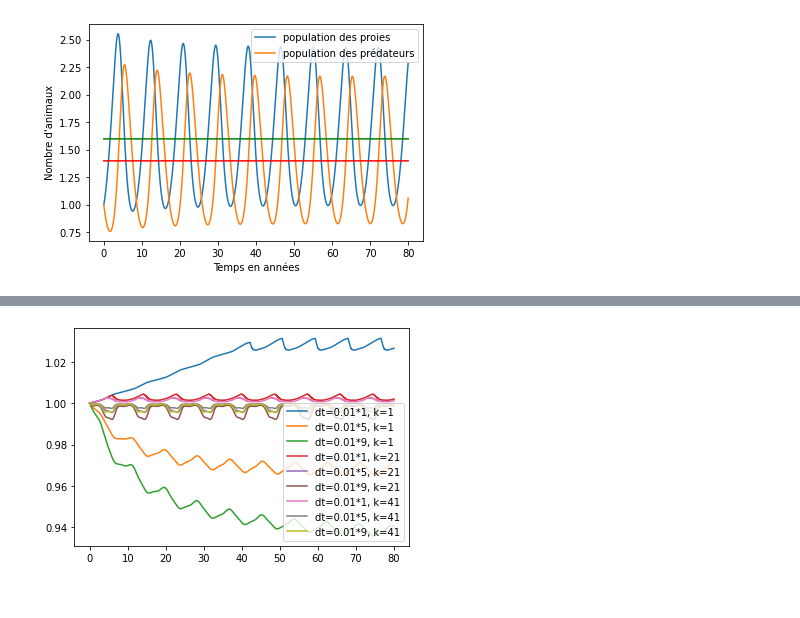
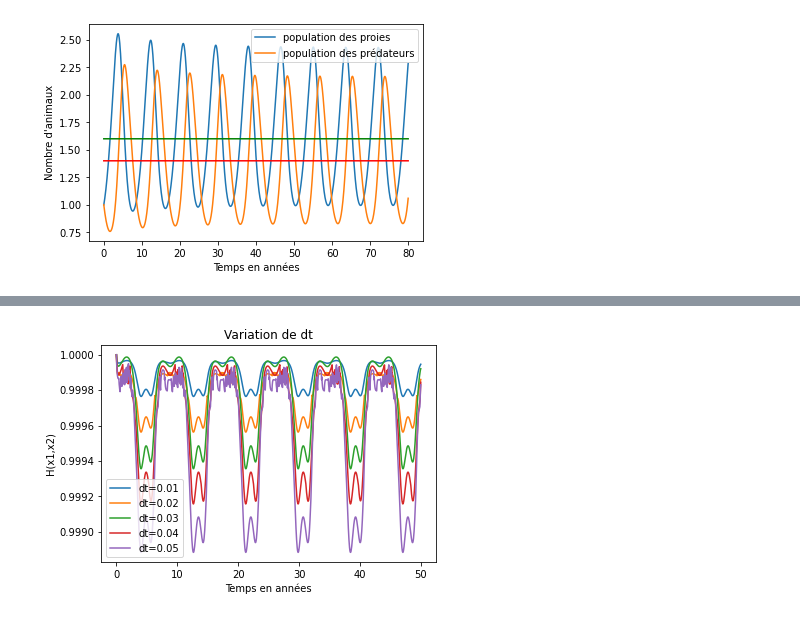
Before and after one commit to laureb01/Lotka-Volterra, a Jupyter notebook: Rendu.ipynb, the cells around one changed output, grey strips where cells are left out. Drawn from its saved outputs; the diff is of its cells as text; code cells hidden in the pictures.

```diff
--- a/Rendu.ipynb
+++ b/Rendu.ipynb
@@ -347,5 +345,8 @@ for i in range (1,8):
 # %%
 for i in range (1,8):
     t, [x1, x2] = solve_euler_explicit(f, np.array([1, 1]), i*0.01, 0, 80)
-    plt.plot(t, H(x1,x2))
+    plt.plot(t, H(x1,x2), label=f"dt={0.01*i}")
+    plt.legend()
+plt.xlabel('Temps en années')
+plt.ylabel('H(x1,x2)');
 # %% [output]
@@ -423,7 +422,9 @@ for i in range (1,8):
 # %%
 for i in range (1,8):
     t, [x1, x2] = solve_euler_implicit(f, np.array([1, 1]), i*0.01, 0, 80)
-    plt.plot(t, H(x1,x2), label='dt=0.01*{:d}'.format(i))
+    plt.plot(t, H(x1,x2), label=f"dt={0.01*i}")
     plt.legend()
+plt.xlabel('Temps en années')
+plt.ylabel('H(x1,x2)')
 plt.plot(t, [H(c/d, a/b)]*len(t), color = 'black');
 # %% [output]
@@ -505,6 +512,3 @@ $H(x(t))$ converge bien exponentiellement vers $H_0$ lorsque t tend vers l'infin
 # %% [markdown]
 **Question 11**
-# %%
-def grad_H(x1,x2):
-    return np.array([d-c/x1, b-a/x2])
 # %%
@@ -544,3 +549,14 @@ plt.ylabel("Nombre d'animaux")
 plt.legend();
 # %% [output]
 [figure]
+# %%
+t, [x1, x2] = solve_euler_implicit_H(g, 90, np.array([1, 1]), 0.01, 0, 50)
+plt.plot(t, H(x1,x2), label=f'k=20')
+plt.legend();
+for i in range(100, 500, 100):
+    t, [x1, x2] = solve_euler_implicit_H(g, i, np.array([1, 1]), 0.01, 0, 50)
+    plt.plot(t, H(x1,x2), label=f'k={i}')
+    plt.legend()
+plt.xlabel('Temps en années')
+plt.ylabel("H(x1,x2)")
+plt.title('Variation de k');
@@ -547,8 +565,10 @@ plt.legend();
 # %%
-for i in range (1, 60, 20):
-    for l in range (1,10, 4):
-        t, [x1, x2] = solve_euler_implicit_H(f, H, i, np.array([1, 1]), l*0.01, 0, 80)
-        plt.plot(t, H(x1,x2), label='dt=0.01*{0}, k={1}'.format(l,i))
-        plt.legend()
+for i in range(1, 6):
+    t, [x1, x2] = solve_euler_implicit_H(g, 100, np.array([1, 1]), i*0.01, 0, 50)
+    plt.plot(t, H(x1,x2), label=f'dt={i*0.01}')
+    plt.legend()
+plt.xlabel('Temps en années')
+plt.ylabel("H(x1,x2)")
+plt.title('Variation de dt');
 # %% [output]
-[figure, old version]
+[figure, new version]
```
Also changed, not shown: parts of 30 cells of this notebook.
